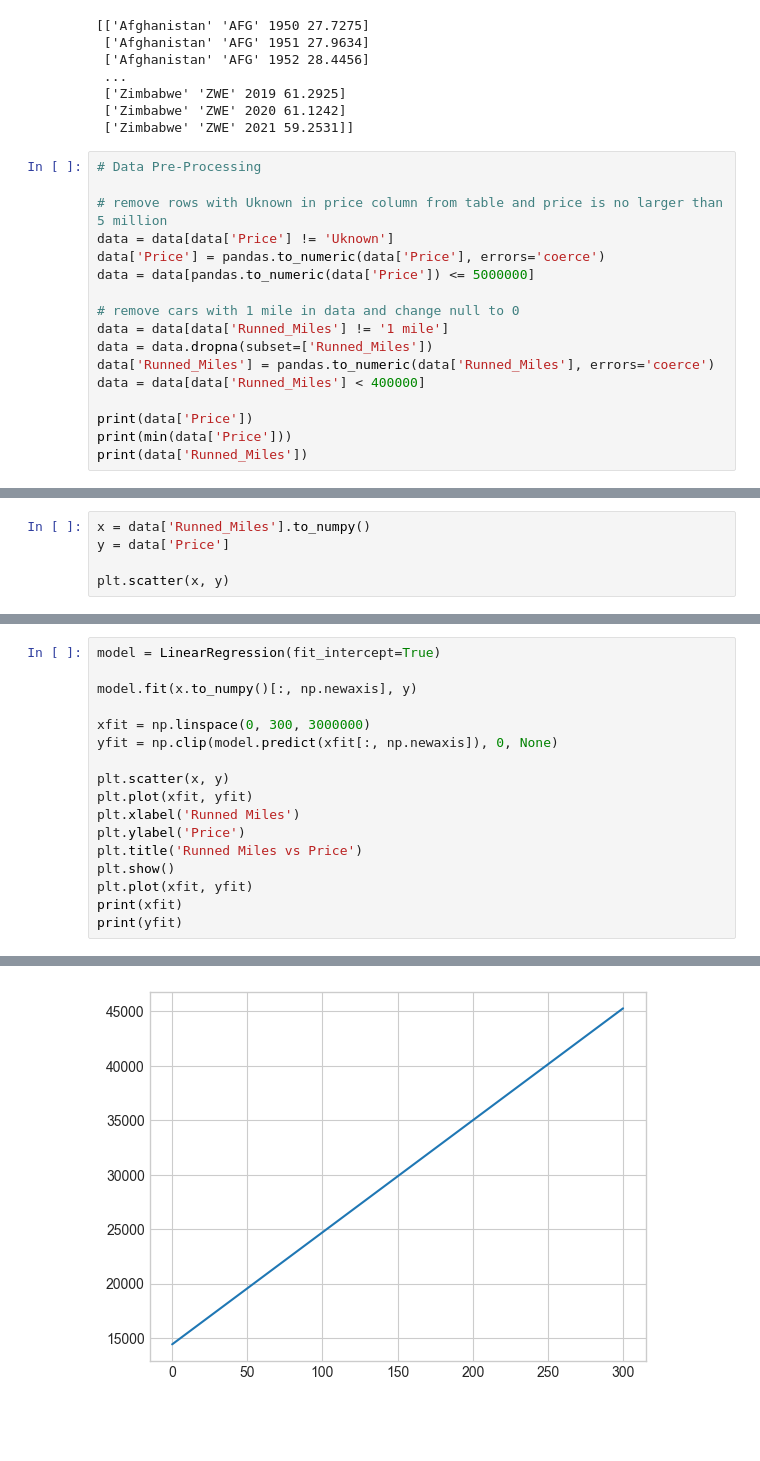
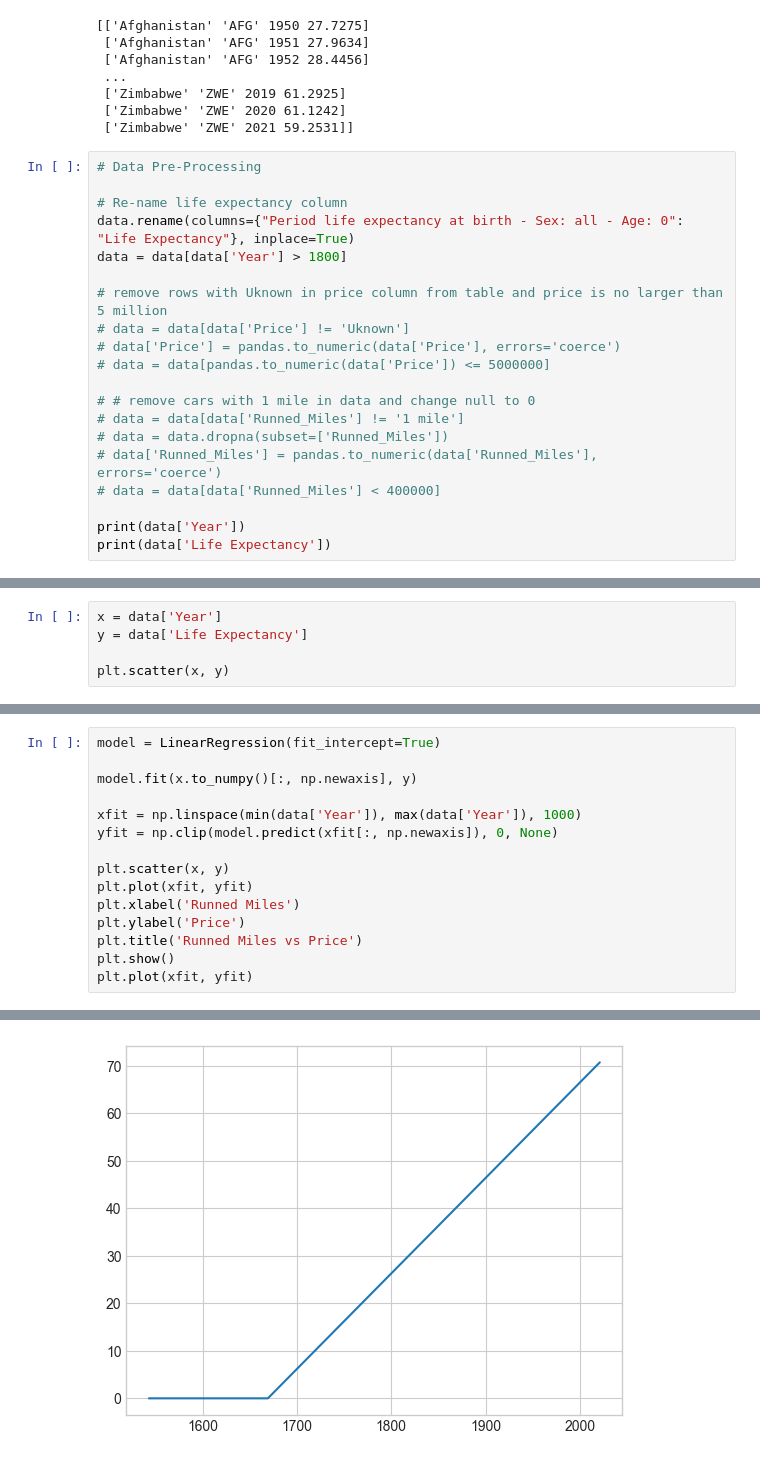
Before and after one commit to KelanMorgan0/4th-Year-Machine-Learning, a Jupyter notebook: LinearInput.ipynb, the cells around one changed output, grey strips where cells are left out. Saved outputs shown, nothing was run; the diff lists cells and outputs as text; blank space fills up the shorter version.

Commit message:
fit line to age expectancy

```diff
--- a/LinearInput.ipynb
+++ b/LinearInput.ipynb
@@ -33,18 +33,21 @@ print(data.values)
 # %%
 # Data Pre-Processing
 
+# Re-name life expectancy column
+data.rename(columns={"Period life expectancy at birth - Sex: all - Age: 0": "Life Expectancy"}, inplace=True)
+data = data[data['Year'] > 1800]
+
 # remove rows with Uknown in price column from table and price is no larger than 5 million
-data = data[data['Price'] != 'Uknown']
-data['Price'] = pandas.to_numeric(data['Price'], errors='coerce')
-data = data[pandas.to_numeric(data['Price']) <= 5000000]
+# data = data[data['Price'] != 'Uknown']
+# data['Price'] = pandas.to_numeric(data['Price'], errors='coerce')
+# data = data[pandas.to_numeric(data['Price']) <= 5000000]
 
-# remove cars with 1 mile in data and change null to 0
-data = data[data['Runned_Miles'] != '1 mile']
-data = data.dropna(subset=['Runned_Miles'])
-data['Runned_Miles'] = pandas.to_numeric(data['Runned_Miles'], errors='coerce')
-data = data[data['Runned_Miles'] < 400000]
+# # remove cars with 1 mile in data and change null to 0
+# data = data[data['Runned_Miles'] != '1 mile']
+# data = data.dropna(subset=['Runned_Miles'])
+# data['Runned_Miles'] = pandas.to_numeric(data['Runned_Miles'], errors='coerce')
+# data = data[data['Runned_Miles'] < 400000]
 
-print(data['Price'])
-print(min(data['Price']))
-print(data['Runned_Miles'])
+print(data['Year'])
+print(data['Life Expectancy'])
 # %% [output]
@@ -68,6 +71,6 @@ Name: Runned_Miles, Length: 265790, dtype: int64
 # %%
-x = data['Runned_Miles'].to_numpy()
-y = data['Price']
+x = data['Year']
+y = data['Life Expectancy']
 
 plt.scatter(x, y)
 # %% [output]
@@ -83,7 +81,7 @@ model = LinearRegression(fit_intercept=True)
 
 model.fit(x.to_numpy()[:, np.newaxis], y)
 
-xfit = np.linspace(0, 300, 3000000)
+xfit = np.linspace(min(data['Year']), max(data['Year']), 1000)
 yfit = np.clip(model.predict(xfit[:, np.newaxis]), 0, None)
 
 plt.scatter(x, y)
@@ -93,6 +91,4 @@ plt.ylabel('Price')
 plt.title('Runned Miles vs Price')
 plt.show()
 plt.plot(xfit, yfit)
-print(xfit)
-print(yfit)
 # %% [output]
@@ -104 +113 @@ print(yfit)
-[figure, old version]
+[figure, new version]
```
Also changed, not shown: parts of 4 cells of this notebook.
